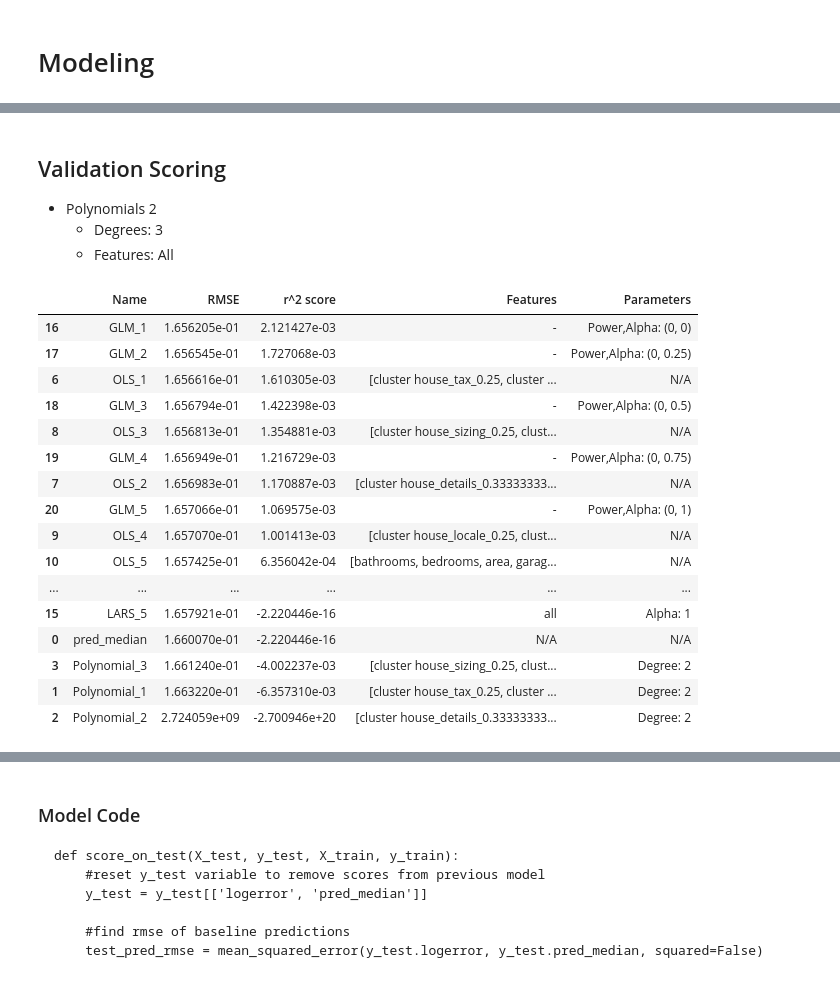
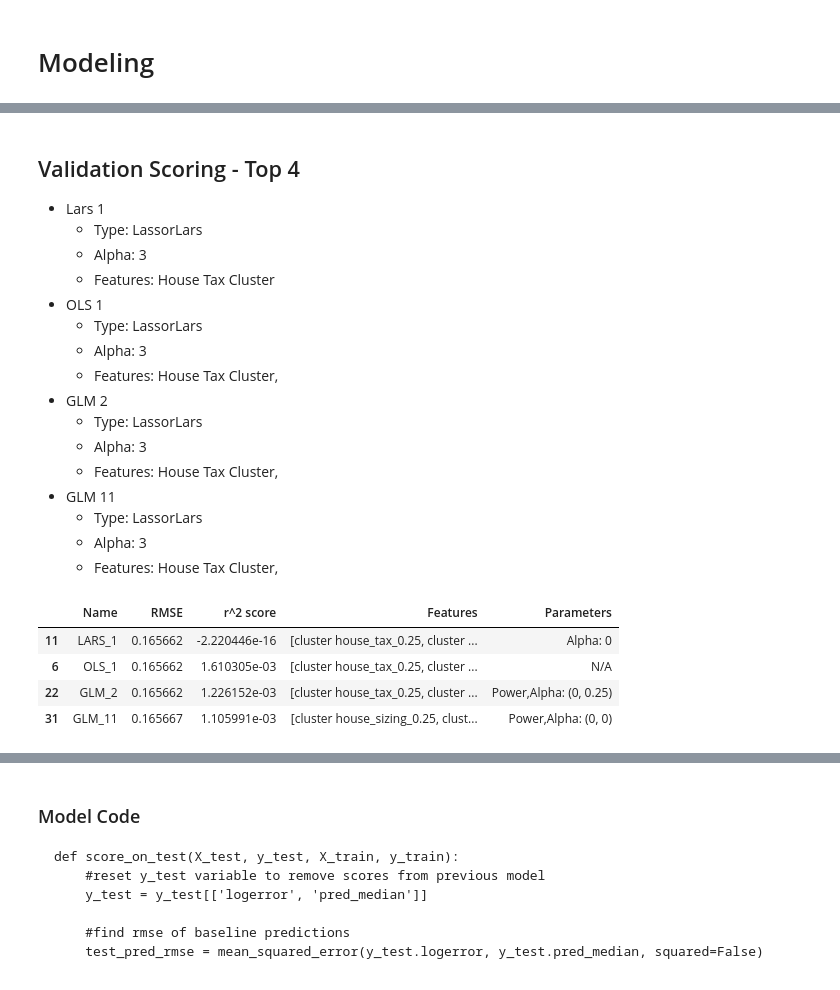
Before and after one commit to Shorter-Shenck/Zillow_Cluster_Regression, a Jupyter notebook: Final Report.ipynb, the cells around one changed output, grey strips where cells are left out. Saved outputs shown, nothing was run; the diff lists cells and outputs as text; code cells hidden in the pictures.

```diff
--- a/Final Report.ipynb
+++ b/Final Report.ipynb
@@ -262,27 +295,28 @@ top_four
-# %% [markdown]
-## Validation Scoring
-* Polynomials 2
-    - Degrees: 3
-    - Features: All
+# %% [markdown]
+## Validation Scoring - Top 4
+* Lars 1
+    - Type: LassorLars
+    - Alpha: 3
+    - Features: House Tax Cluster
+* OLS 1
+    - Type: LassorLars
+    - Alpha: 3
+    - Features: House Tax Cluster,
+* GLM 2
+    - Type: LassorLars
+    - Alpha: 3
+    - Features: House Tax Cluster,
+* GLM 11
+    - Type: LassorLars
+    - Alpha: 3
+    - Features: House Tax Cluster,
 # %%
 validate_scores, y_val = model.score_on_validate(train_scores, X_val, y_val, X_train, y_train)
 # %%
-validate_scores.sort_values(by='RMSE').head(20)
+validate_scores.sort_values(by='RMSE').head(4)
 # %% [output]
 |  | Name | RMSE | r^2 score | Features | Parameters |
-| 16 | GLM_1 | 1.656205e-01 | 2.121427e-03 | - | Power,Alpha: (0, 0) |
-| 17 | GLM_2 | 1.656545e-01 | 1.727068e-03 | - | Power,Alpha: (0, 0.25) |
-| 6 | OLS_1 | 1.656616e-01 | 1.610305e-03 | [cluster house_tax_0.25, cluster ... | N/A |
-| 18 | GLM_3 | 1.656794e-01 | 1.422398e-03 | - | Power,Alpha: (0, 0.5) |
-| 8 | OLS_3 | 1.656813e-01 | 1.354881e-03 | [cluster house_sizing_0.25, clust... | N/A |
-| 19 | GLM_4 | 1.656949e-01 | 1.216729e-03 | - | Power,Alpha: (0, 0.75) |
-| 7 | OLS_2 | 1.656983e-01 | 1.170887e-03 | [cluster house_details_0.33333333... | N/A |
-| 20 | GLM_5 | 1.657066e-01 | 1.069575e-03 | - | Power,Alpha: (0, 1) |
-| 9 | OLS_4 | 1.657070e-01 | 1.001413e-03 | [cluster house_locale_0.25, clust... | N/A |
-| 10 | OLS_5 | 1.657425e-01 | 6.356042e-04 | [bathrooms, bedrooms, area, garag... | N/A |
-| ... | ... | ... | ... | ... | ... |
-| 15 | LARS_5 | 1.657921e-01 | -2.220446e-16 | all | Alpha: 1 |
-| 0 | pred_median | 1.660070e-01 | -2.220446e-16 | N/A | N/A |
-| 3 | Polynomial_3 | 1.661240e-01 | -4.002237e-03 | [cluster house_sizing_0.25, clust... | Degree: 2 |
-| 1 | Polynomial_1 | 1.663220e-01 | -6.357310e-03 | [cluster house_tax_0.25, cluster ... | Degree: 2 |
-| 2 | Polynomial_2 | 2.724059e+09 | -2.700946e+20 | [cluster house_details_0.33333333... | Degree: 2 |
+| 11 | LARS_1 | 0.165662 | -2.220446e-16 | [cluster house_tax_0.25, cluster ... | Alpha: 0 |
+| 6 | OLS_1 | 0.165662 | 1.610305e-03 | [cluster house_tax_0.25, cluster ... | N/A |
+| 22 | GLM_2 | 0.165662 | 1.226152e-03 | [cluster house_tax_0.25, cluster ... | Power,Alpha: (0, 0.25) |
+| 31 | GLM_11 | 0.165667 | 1.105991e-03 | [cluster house_sizing_0.25, clust... | Power,Alpha: (0, 0) |
```
Also changed, not shown: parts of 24 cells of this notebook, 2 other files.
